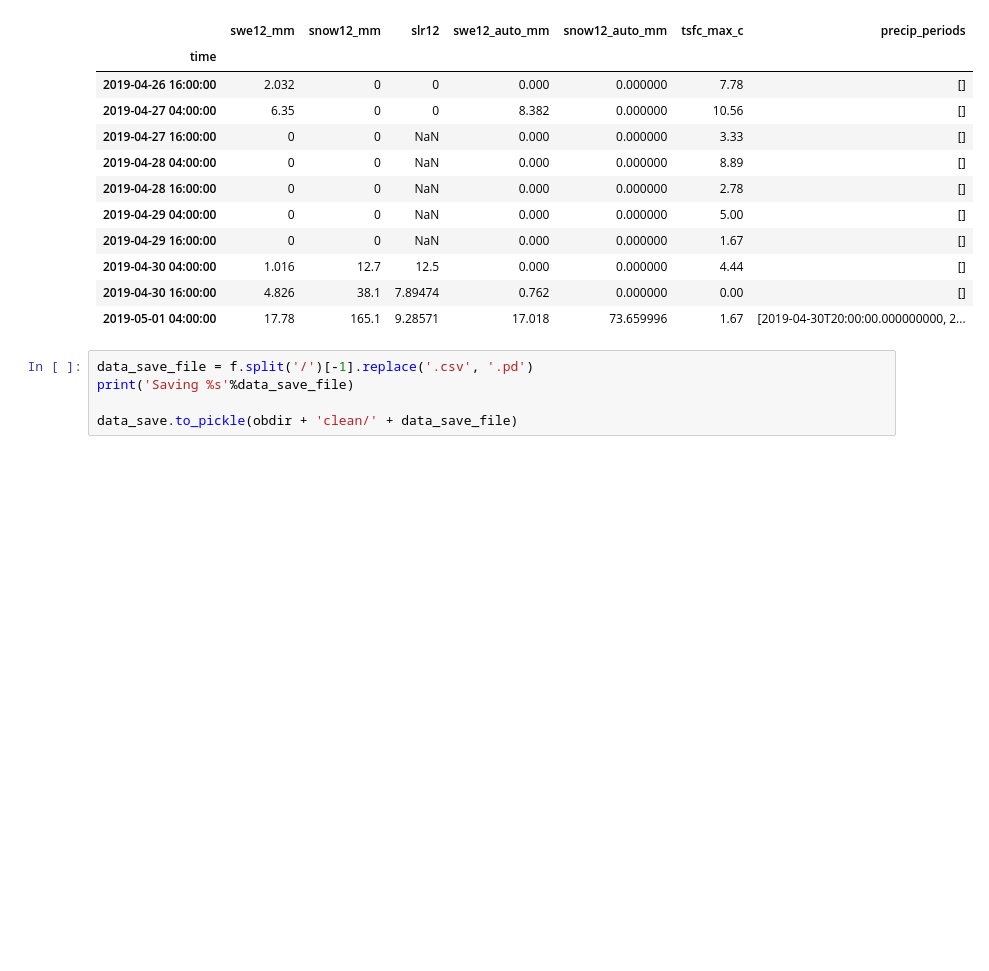
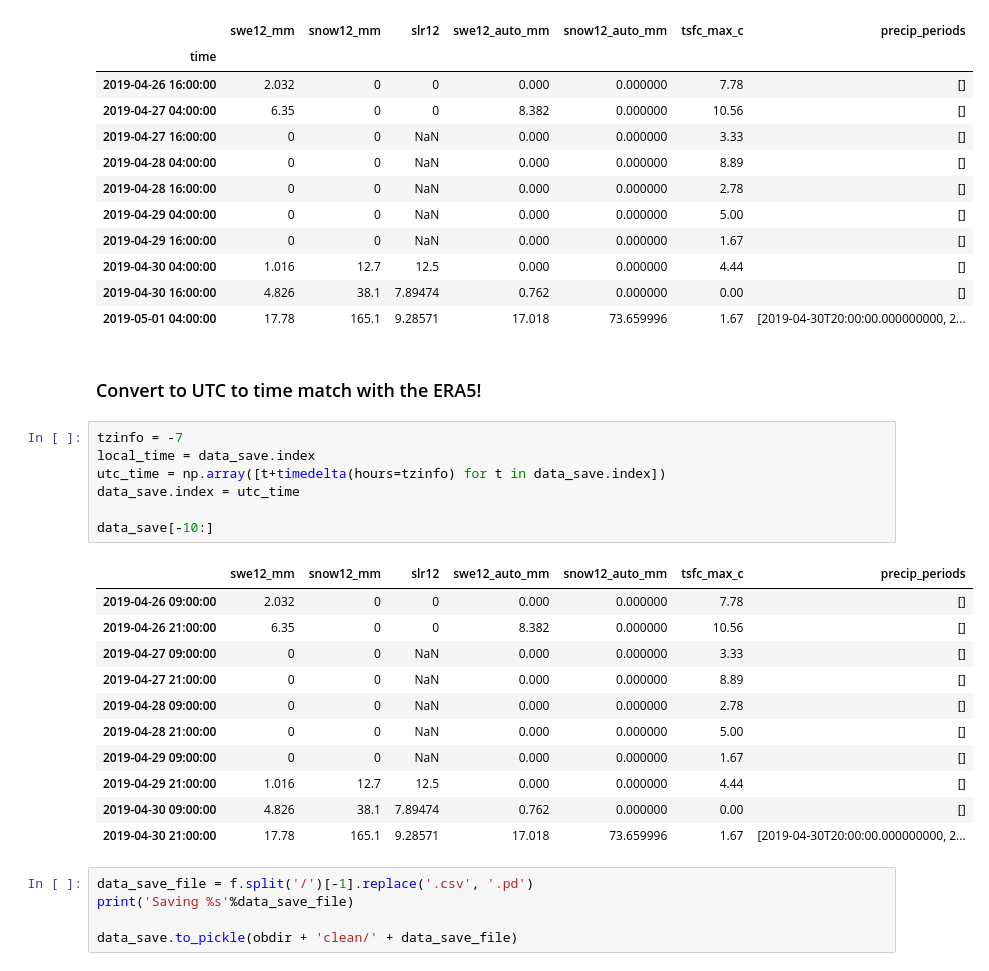
Before and after one commit to m-wessler/snow-liquid-ratio, a Jupyter notebook: data-tools/alta_collins_invest.ipynb, the cells around one changed output. Drawn from its saved outputs; the diff is of its cells as text; blank space fills up the shorter version.

```diff
--- a/data-tools/alta_collins_invest.ipynb
+++ b/data-tools/alta_collins_invest.ipynb
@@ -274,6 +274,27 @@ data_save[-10:]
 | 2019-04-30 04:00:00 | 1.016 | 12.7 | 12.5 | 0.000 | 0.000000 | 4.44 | [] |
 | 2019-04-30 16:00:00 | 4.826 | 38.1 | 7.89474 | 0.762 | 0.000000 | 0.00 | [] |
 | 2019-05-01 04:00:00 | 17.78 | 165.1 | 9.28571 | 17.018 | 73.659996 | 1.67 | [2019-04-30T20:00:00.000000000, 2... |
+# %% [markdown]
+### Convert to UTC to time match with the ERA5!
+# %%
+tzinfo = -7
+local_time = data_save.index
+utc_time = np.array([t+timedelta(hours=tzinfo) for t in data_save.index])
+data_save.index = utc_time
+
+data_save[-10:]
+# %% [output]
+|  | swe12_mm | snow12_mm | slr12 | swe12_auto_mm | snow12_auto_mm | tsfc_max_c | precip_periods |
+| 2019-04-26 09:00:00 | 2.032 | 0 | 0 | 0.000 | 0.000000 | 7.78 | [] |
+| 2019-04-26 21:00:00 | 6.35 | 0 | 0 | 8.382 | 0.000000 | 10.56 | [] |
+| 2019-04-27 09:00:00 | 0 | 0 | NaN | 0.000 | 0.000000 | 3.33 | [] |
+| 2019-04-27 21:00:00 | 0 | 0 | NaN | 0.000 | 0.000000 | 8.89 | [] |
+| 2019-04-28 09:00:00 | 0 | 0 | NaN | 0.000 | 0.000000 | 2.78 | [] |
+| 2019-04-28 21:00:00 | 0 | 0 | NaN | 0.000 | 0.000000 | 5.00 | [] |
+| 2019-04-29 09:00:00 | 0 | 0 | NaN | 0.000 | 0.000000 | 1.67 | [] |
+| 2019-04-29 21:00:00 | 1.016 | 12.7 | 12.5 | 0.000 | 0.000000 | 4.44 | [] |
+| 2019-04-30 09:00:00 | 4.826 | 38.1 | 7.89474 | 0.762 | 0.000000 | 0.00 | [] |
+| 2019-04-30 21:00:00 | 17.78 | 165.1 | 9.28571 | 17.018 | 73.659996 | 1.67 | [2019-04-30T20:00:00.000000000, 2... |
 # %%
 data_save_file = f.split('/')[-1].replace('.csv', '.pd')
 print('Saving %s'%data_save_file)
```
Also changed, not shown: 1 other file.
